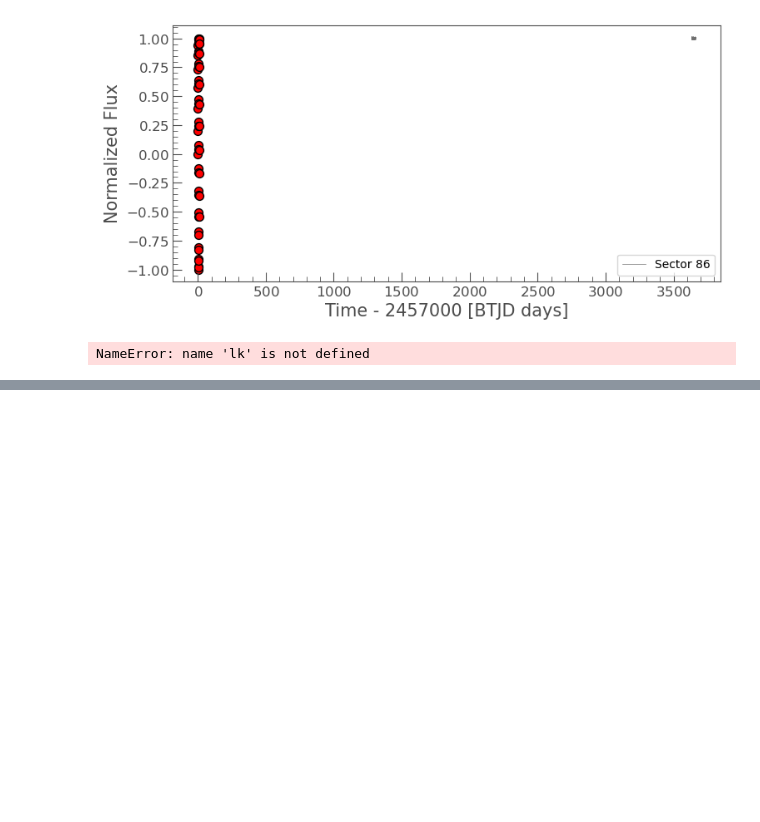
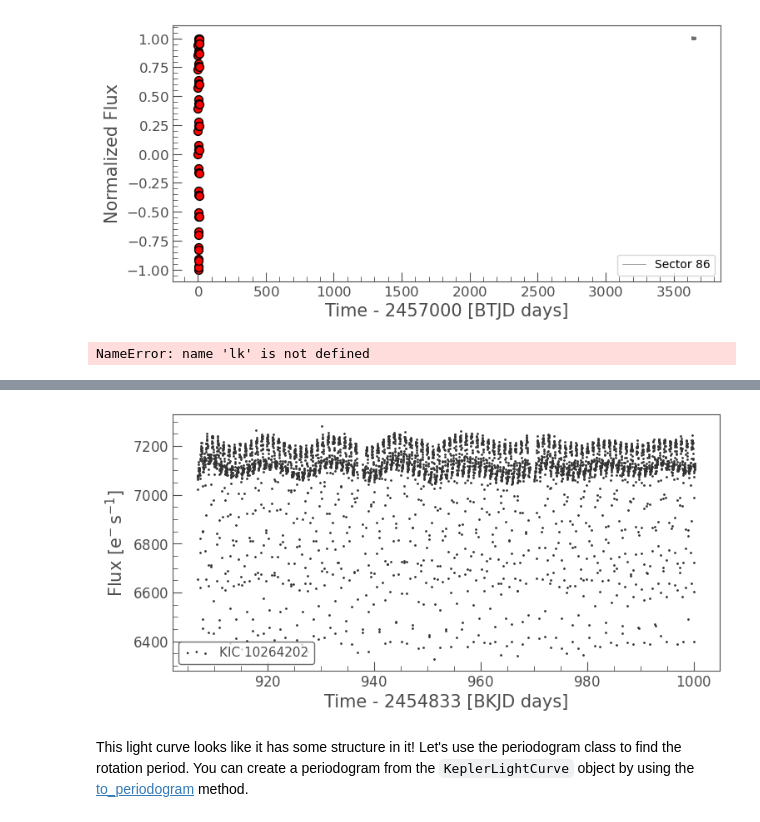
Before and after one commit to serhiikartashov/discovery-astronomic-objects, a Jupyter notebook: lightkurve-research.ipynb, the cells around one changed output, grey strips where cells are left out. Drawn from its saved outputs; the diff is of its cells as text; code cells hidden in the pictures; blank space fills up the shorter version.

```diff
--- a/lightkurve-research.ipynb
+++ b/lightkurve-research.ipynb
@@ -271,0 +270,10 @@ plt.show()
+# %%
+from lightkurve import search_lightcurve
+lc = search_lightcurve('KIC 10264202', author="Kepler", quarter=10, cadence="long").download().remove_nans()
+# %%
+%matplotlib inline
+lc.scatter();
+# %% [output]
+[figure, added]
+# %% [markdown]
+This light curve looks like it has some structure in it! Let's use the periodogram class to find the rotation period. You can create a periodogram from the `KeplerLightCurve` object by using the [to_periodogram](https://docs.lightkurve.org/reference/api/lightkurve.LightCurve.to_periodogram.html?highlight=to_periodogram) method.
```
Also changed, not shown: parts of 33 cells of this notebook.
